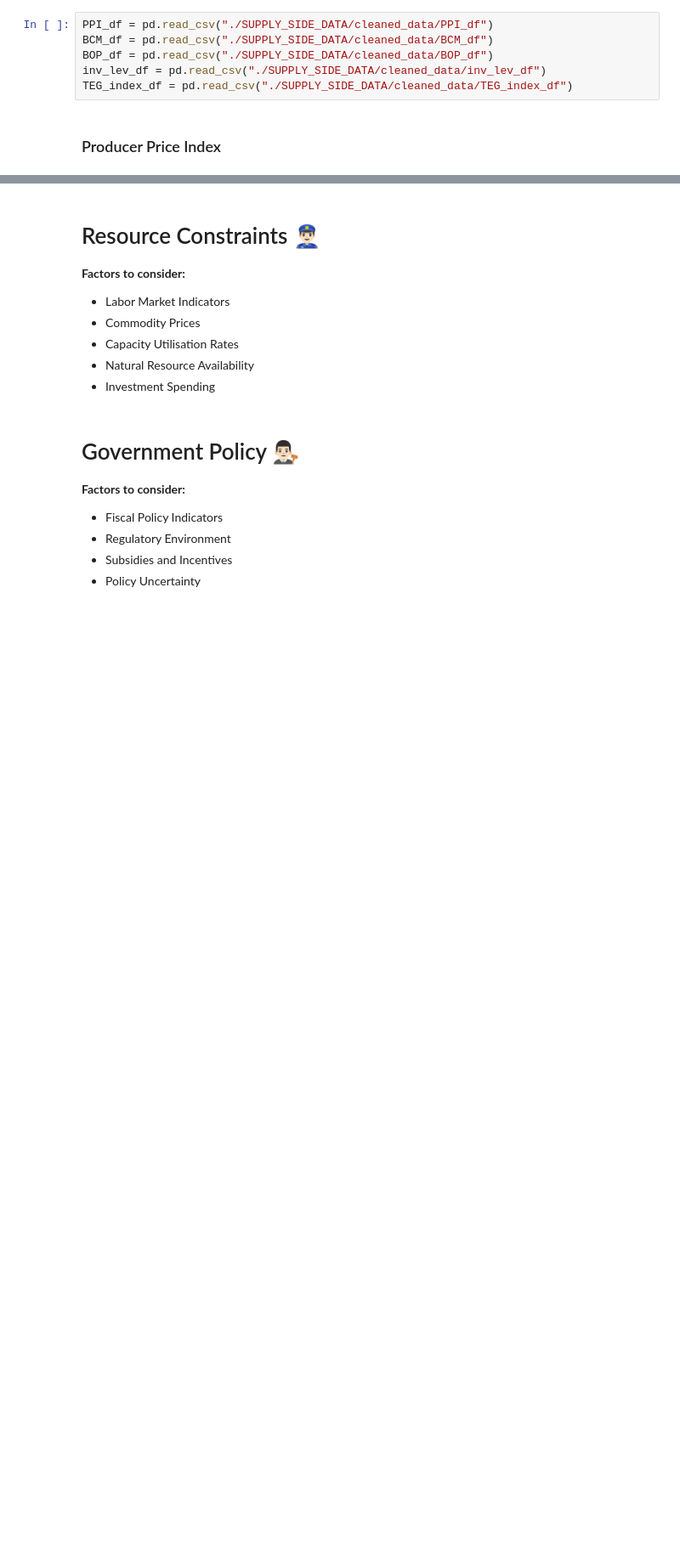
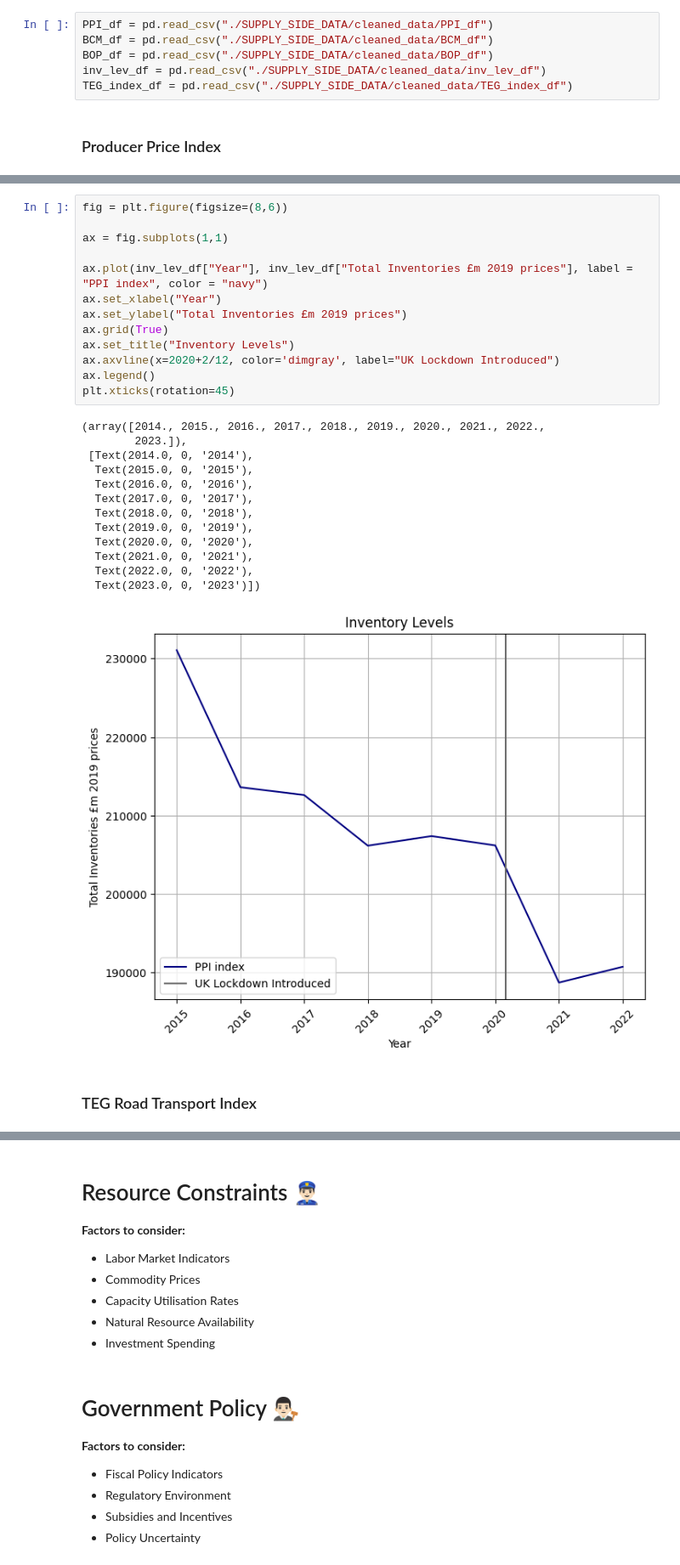
Before and after one commit to ollie-gregory/Supply-Side-Immobility-and-Inflation-in-the-UK, a Jupyter notebook: data_analysis.ipynb, the cells around one changed output, grey strips where cells are left out. Shown: that part at 85% size. Saved outputs shown, nothing was run; the diff lists cells and outputs as text; blank space fills up the shorter version.

```diff
--- a/data_analysis.ipynb
+++ b/data_analysis.ipynb
@@ -34,0 +75,29 @@ PPI_df.head()
+# %%
+fig = plt.figure(figsize=(8,6))
+
+ax = fig.subplots(1,1)
+
+ax.plot(inv_lev_df["Year"], inv_lev_df["Total Inventories £m 2019 prices"], label = "PPI index", color = "navy")
+ax.set_xlabel("Year")
+ax.set_ylabel("Total Inventories £m 2019 prices")
+ax.grid(True)
+ax.set_title("Inventory Levels")
+ax.axvline(x=2020+2/12, color='dimgray', label="UK Lockdown Introduced")
+ax.legend()
+plt.xticks(rotation=45)
+# %% [output]
+(array([2014., 2015., 2016., 2017., 2018., 2019., 2020., 2021., 2022.,
+        2023.]),
+ [Text(2014.0, 0, '2014'),
+  Text(2015.0, 0, '2015'),
+  Text(2016.0, 0, '2016'),
+  Text(2017.0, 0, '2017'),
+  Text(2018.0, 0, '2018'),
+  Text(2019.0, 0, '2019'),
+  Text(2020.0, 0, '2020'),
+  Text(2021.0, 0, '2021'),
+  Text(2022.0, 0, '2022'),
+  Text(2023.0, 0, '2023')])
+[figure, added]
+# %% [markdown]
+### TEG Road Transport Index
```
Also changed, not shown: parts of 13 cells of this notebook, 5 other files.
